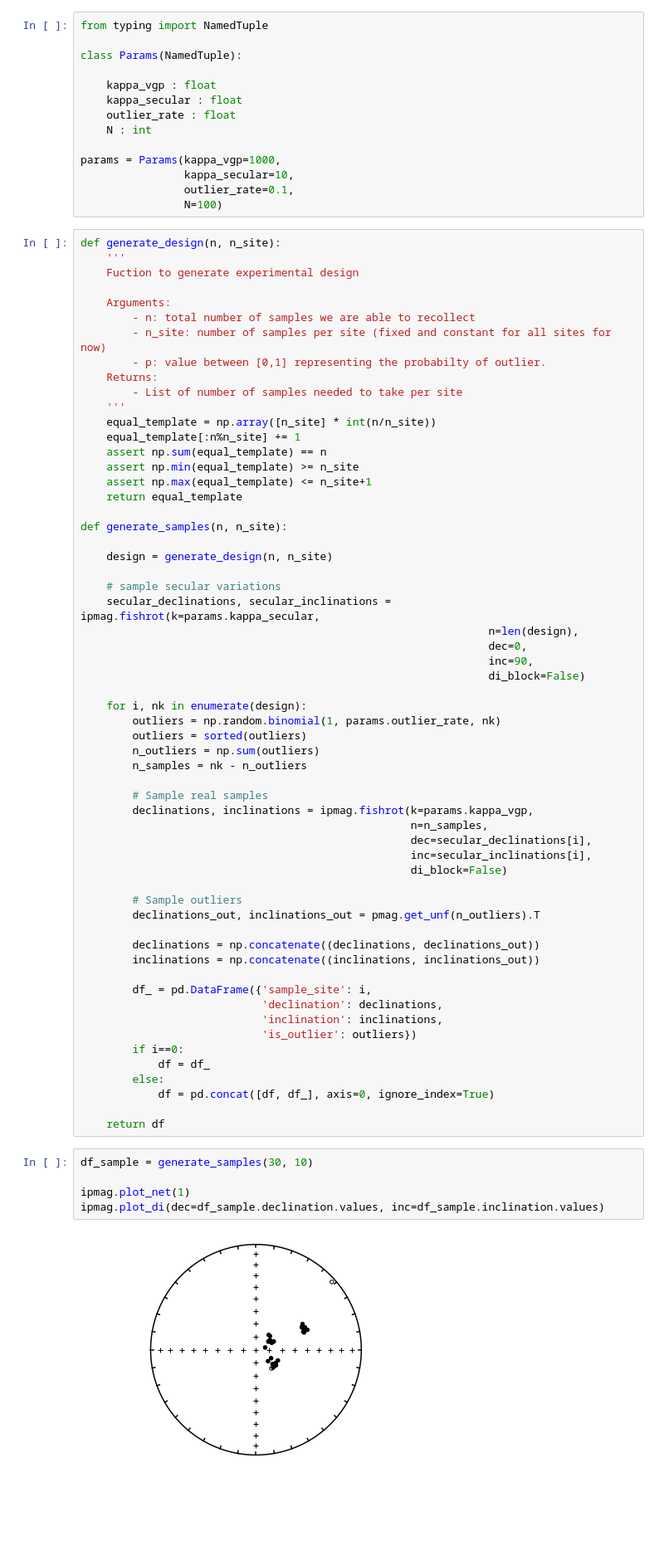
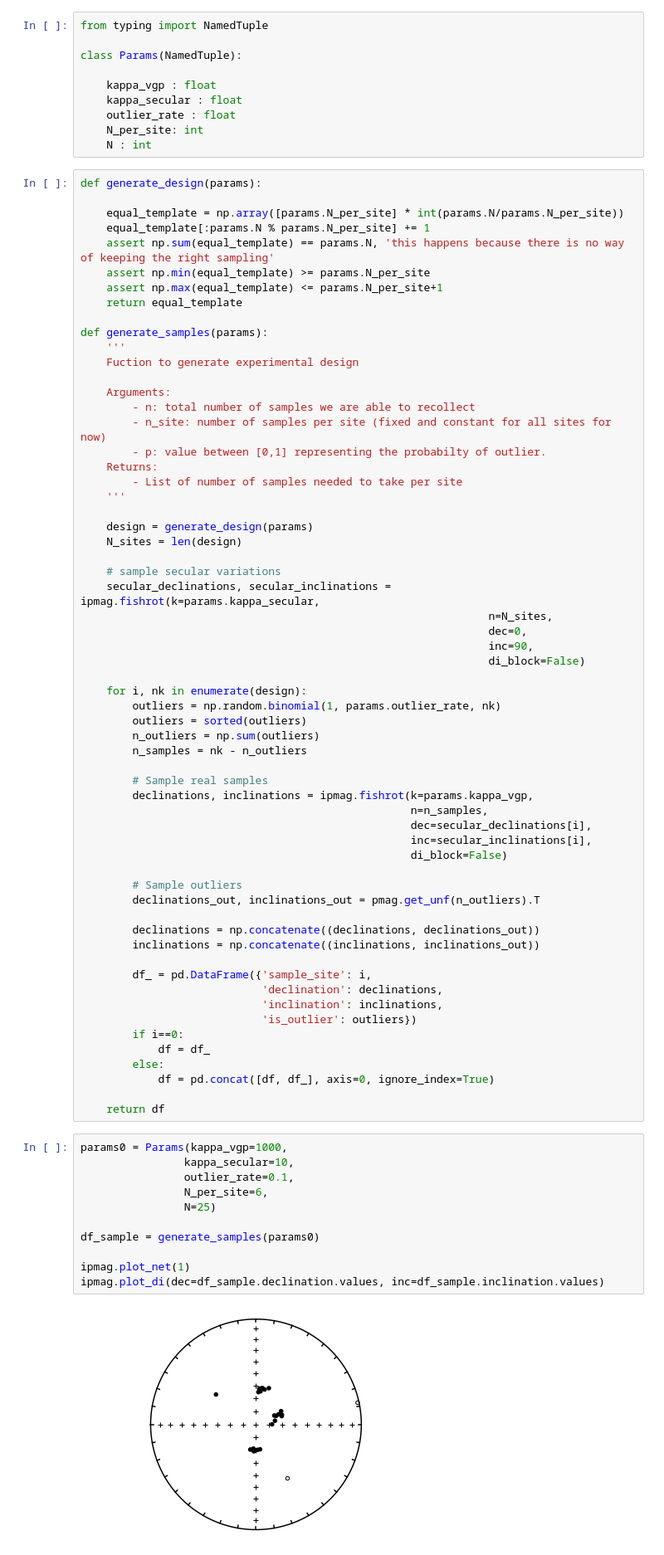
Before and after one commit to PolarWandering/PaleoStats, a Jupyter notebook: Data_sampling.ipynb, the cells around one changed output. Shown at 83% size. Cells and saved outputs as stored; diff of their text form; blank space fills up the shorter version.

```diff
--- a/Data_sampling.ipynb
+++ b/Data_sampling.ipynb
@@ -41,14 +42,19 @@ class Params(NamedTuple):
     kappa_vgp : float
     kappa_secular : float
     outlier_rate : float
+    N_per_site: int
     N : int
-
-params = Params(kappa_vgp=1000,
-                kappa_secular=10,
-                outlier_rate=0.1,
-                N=100)
 # %%
-def generate_design(n, n_site):
+def generate_design(params):
+
+    equal_template = np.array([params.N_per_site] * int(params.N/params.N_per_site))
+    equal_template[:params.N % params.N_per_site] += 1
+    assert np.sum(equal_template) == params.N, 'this happens because there is no way of keeping the right sampling'
+    assert np.min(equal_template) >= params.N_per_site
+    assert np.max(equal_template) <= params.N_per_site+1
+    return equal_template
+
+def generate_samples(params):
     '''
     Fuction to generate experimental design
 
@@ -59,20 +65,13 @@ def generate_design(n, n_site):
     Returns:
         - List of number of samples needed to take per site
     '''
-    equal_template = np.array([n_site] * int(n/n_site))
-    equal_template[:n%n_site] += 1
-    assert np.sum(equal_template) == n
-    assert np.min(equal_template) >= n_site
-    assert np.max(equal_template) <= n_site+1
-    return equal_template
 
-def generate_samples(n, n_site):
-
-    design = generate_design(n, n_site)
+    design = generate_design(params)
+    N_sites = len(design)
 
     # sample secular variations
     secular_declinations, secular_inclinations = ipmag.fishrot(k=params.kappa_secular,
-                                                               n=len(design),
+                                                               n=N_sites,
                                                                dec=0,
                                                                inc=90,
                                                                di_block=False)
@@ -107,10 +106,16 @@ def generate_samples(n, n_site):
 
     return df
 # %%
-df_sample = generate_samples(30, 10)
+params0 = Params(kappa_vgp=1000,
+                kappa_secular=10,
+                outlier_rate=0.1,
+                N_per_site=6,
+                N=25)
+
+df_sample = generate_samples(params0)
 
 ipmag.plot_net(1)
 ipmag.plot_di(dec=df_sample.declination.values, inc=df_sample.inclination.values)
 # %% [output]
-[figure, old version]
+[figure, new version]
 # %%
```
Also changed, not shown: parts of 6 cells of this notebook.
